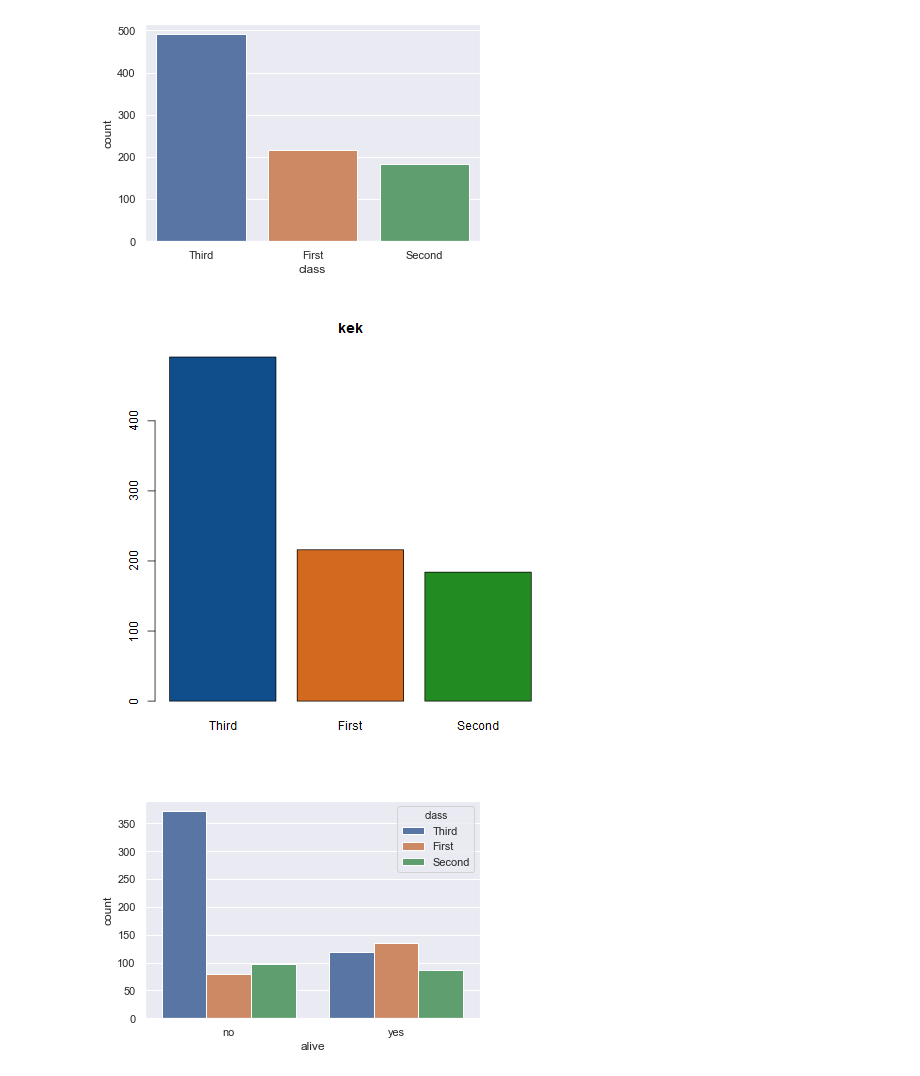
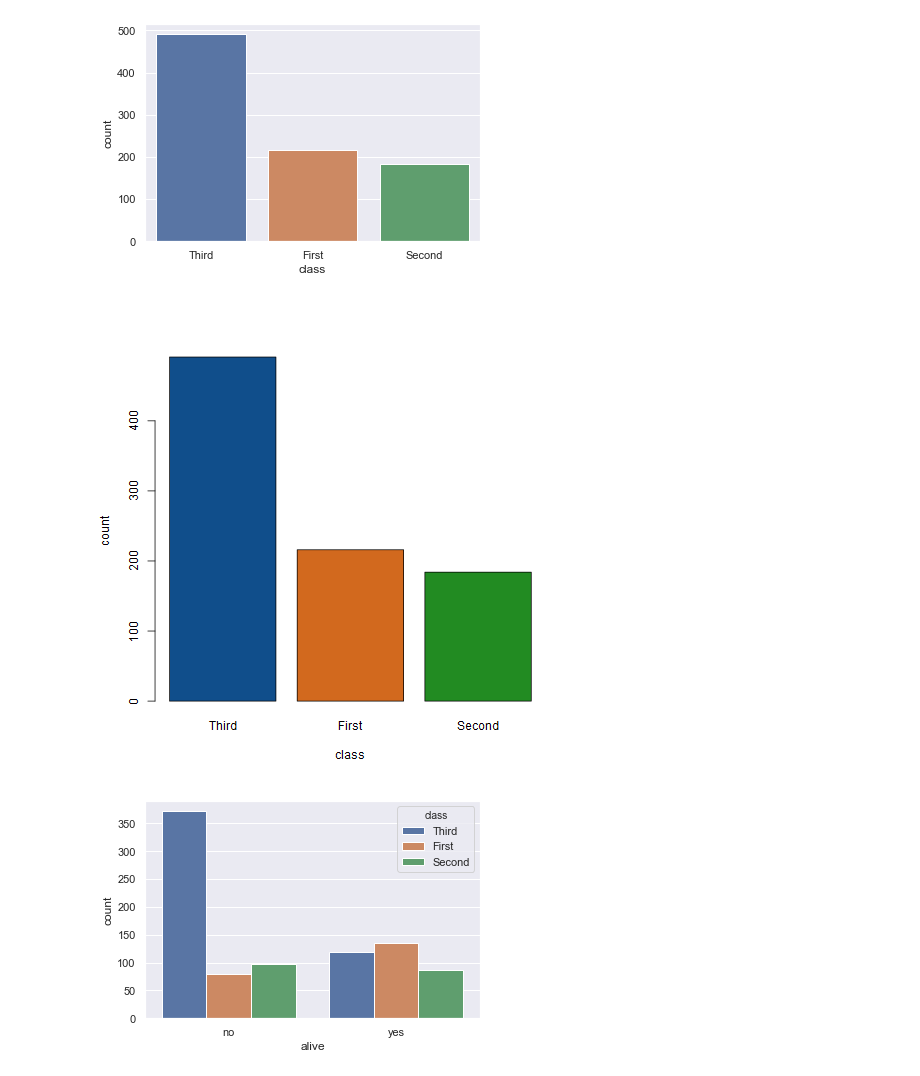
Before and after one commit to kurbaniec/everything-data-science, a Jupyter notebook: Data-Visualization/Qualitative-Daten.ipynb, the cells around one changed output. Saved outputs shown, nothing was run; the diff lists cells and outputs as text; code cells hidden in the pictures.

```diff
--- a/Data-Visualization/Qualitative-Daten.ipynb
+++ b/Data-Visualization/Qualitative-Daten.ipynb
@@ -91,10 +102,11 @@ sns.countplot(x='class', data=ti);
 # %%
 %%R
 counts <- table(ti$class)
 # Order like seaborn: https://stackoverflow.com/a/56808968
-barplot(sort(counts, decreasing=TRUE), main="kek", col=c("dodgerblue4", "chocolate", "forestgreen"))
+barplot(sort(counts, decreasing=TRUE), col=c("dodgerblue4", "chocolate", "forestgreen"),
+    xlab="class", ylab="count")
 # %% [output]
-[figure, old version]
+[figure, new version]
 # %%
 # As with box plots, we can break down each category further using color
 sns.countplot(x='alive', hue='class', data=ti);
```
Also changed, not shown: parts of 17 cells of this notebook, 2 other files.
